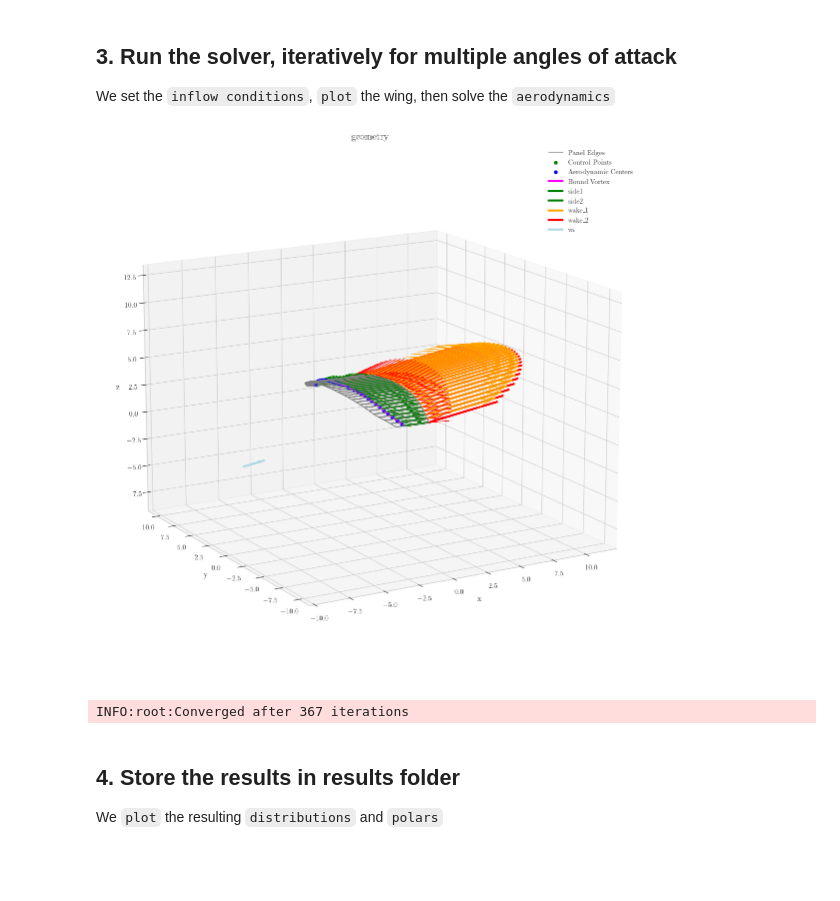
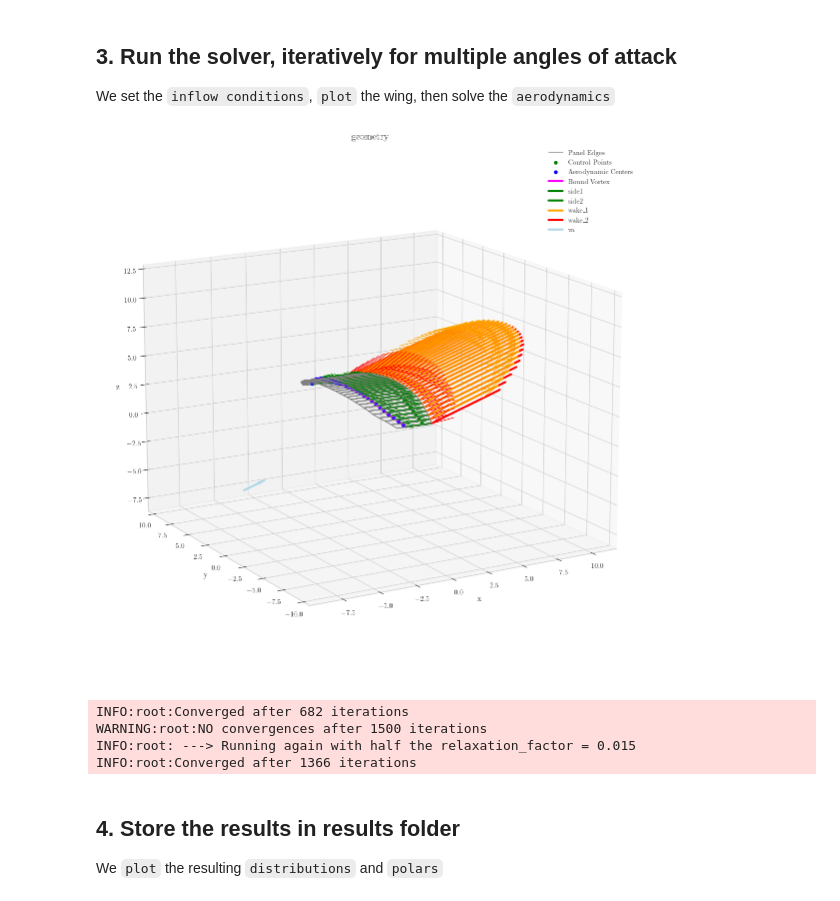
Before and after one commit to RomLmbrt/BEYOND_THE_SEA, a Jupyter notebook: SIMULATION/main_run.ipynb, the cells around one changed output. Cells and saved outputs as stored; diff of their text form; code cells hidden in the pictures; blank space fills up the shorter version.

```diff
--- a/SIMULATION/main_run.ipynb
+++ b/SIMULATION/main_run.ipynb
@@ -50,21 +63,26 @@ while not os.path.isfile(os.path.join(root_dir, ".gitignore")):
         raise FileNotFoundError("Could not find the root directory of the repository.")
 
 # 1. Defining paths
+# # %% DELFT
 # kite_origin = "TUDELFT_V3_LEI_KITE"
+# kite_name = "V3D_3d_copy"
+# %% Beyond
 kite_origin = "BEYOND_THE_SEA"
-kite_name = "SK50-VH_3d.txt"
-filepath = Path(root_dir) / "data" / kite_origin / kite_name
+kite_name = "SK50-VH_3d"
+filepath = Path(root_dir) / "data" / kite_origin / str(kite_name+".txt")
 
 # 2. Transforming the data into VSM input format
+n_panels = 30
+spanwise_panel_distribution = "linear"
 wing_aero = generate_VSM_input(
     filepath,
-    n_panels=30,
-    spanwise_panel_distribution="linear",
+    n_panels=n_panels,
+    spanwise_panel_distribution=spanwise_panel_distribution,
     is_save_geometry=True,
     csv_file_path=Path(root_dir)
     / "processed_data"
     / kite_origin
-    / "geometry.csv",
+    / str(kite_name + "_geometry.csv"),
 )
 # %% [output]
 row:[array([-1.04515 ,  5.901008,  2.384761]), array([1.4237  , 5.851627, 2.314091]), ['lei_airfoil_breukels', [np.float64(0.07000006514453012), 0.033969]]]
@@ -93,33 +111,38 @@ row:[array([-1.04515 , -5.901008,  2.384761]), array([ 1.4237  , -5.851627,  2.3
 We set the `inflow conditions`, `plot` the wing, then solve the `aerodynamics`
 # %%
 # Set the flow conditions
-aoa = np.deg2rad(10)
+aoa = np.deg2rad(22)
 sideslip = 0
 Umag = 20
 wing_aero.va = (
     np.array([np.cos(aoa) * np.cos(sideslip), np.sin(sideslip), np.sin(aoa)]) * Umag,
     0,
 )
 
 # ### Plotting the wing
-save_path = Path(root_dir) / "results" / "TUDELFT_V3_LEI_KITE"
+save_path = Path(root_dir) / "results" / kite_origin
 plotting.plot_geometry(
     wing_aero,
     title="geometry",
     data_type=".pdf",
     save_path=save_path,
     is_save=True,
     is_show=True,
 )
 
 ### Solve the aerodynamics
 # cl,cd,cs coefficients are flipped to "normal ref frame"
 # x (+) downstream, y(+) left and z-up reference frame
-solver = Solver(aerodynamic_model_type="VSM")
-result = solver.solve(wing_aero)
+VSM = Solver(aerodynamic_model_type="VSM", is_with_artificial_damping=False,)
+VSM_with_stall_correction = Solver(aerodynamic_model_type="VSM", is_with_artificial_damping=True,)
+result_VSM = VSM.solve(wing_aero)
+result_VSM_with_stall_correction = VSM_with_stall_correction.solve(wing_aero)
 # %% [output]
-[figure, old version]
+[figure, new version]
-INFO:root:Converged after 367 iterations
+INFO:root:Converged after 682 iterations
+WARNING:root:NO convergences after 1500 iterations
+INFO:root: ---> Running again with half the relaxation_factor = 0.015
+INFO:root:Converged after 1366 iterations
 # %% [markdown]
 ## 4. Store the results in results folder
 
```
Also changed, not shown: parts of 4 cells of this notebook, 17 other files.
